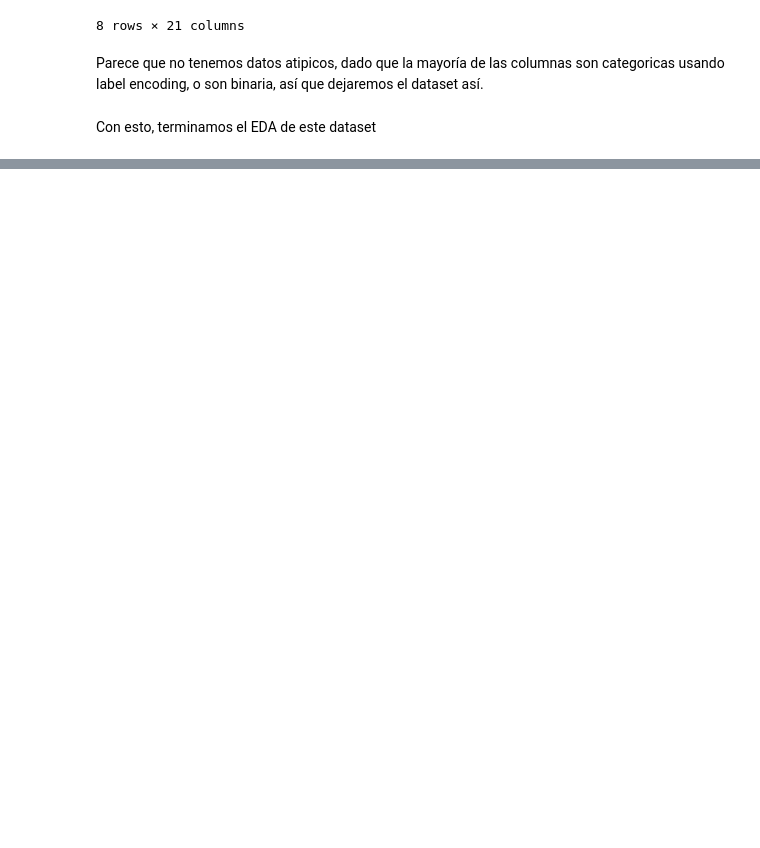
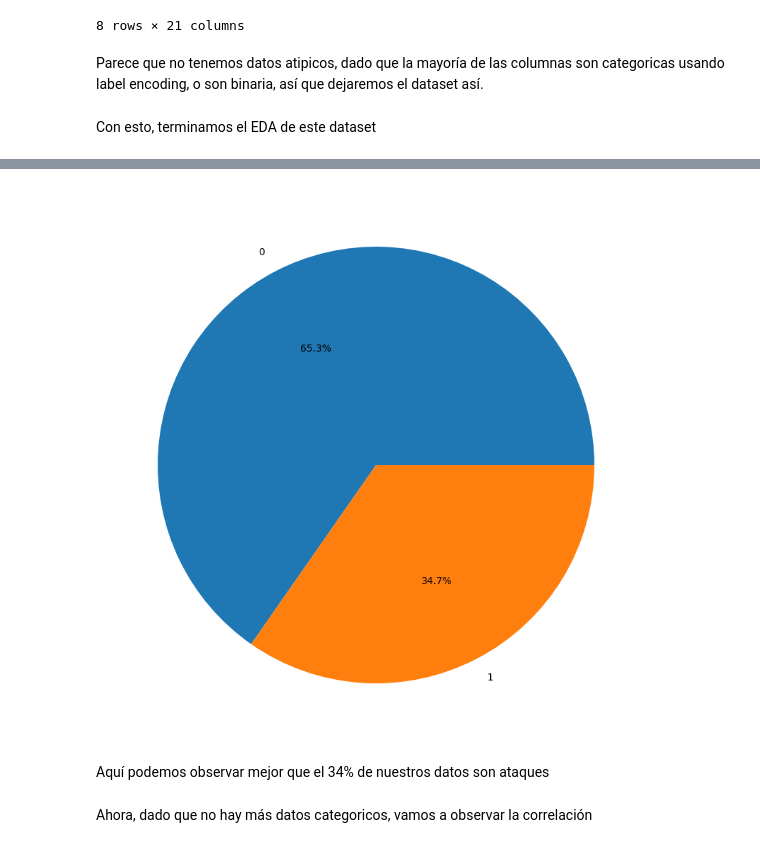
Before and after one commit to FelipeBarretoB/Grad-project, a Jupyter notebook: EDA/EDA.ipynb, the cells around one changed output, grey strips where cells are left out. Saved outputs shown, nothing was run; the diff lists cells and outputs as text; code cells hidden in the pictures; blank space fills up the shorter version.

```diff
--- a/EDA/EDA.ipynb
+++ b/EDA/EDA.ipynb
@@ -1268,0 +1345,10 @@ kdd.to_csv('DataSets/KDDCup99_Limpio.csv', index=False)
+# %%
+plt.figure(figsize=(20, 10))
+plt.pie(cic['Label'].value_counts(), labels=['0','1'], autopct='%1.1f%%')
+plt.show()
+# %% [output]
+[figure, added]
+# %% [markdown]
+Aquí podemos observar mejor que el 34% de nuestros datos son ataques
+# %% [markdown]
+Ahora, dado que no hay más datos categoricos, vamos a observar la correlación
```
Also changed, not shown: parts of 38 cells of this notebook, 2 other files.
